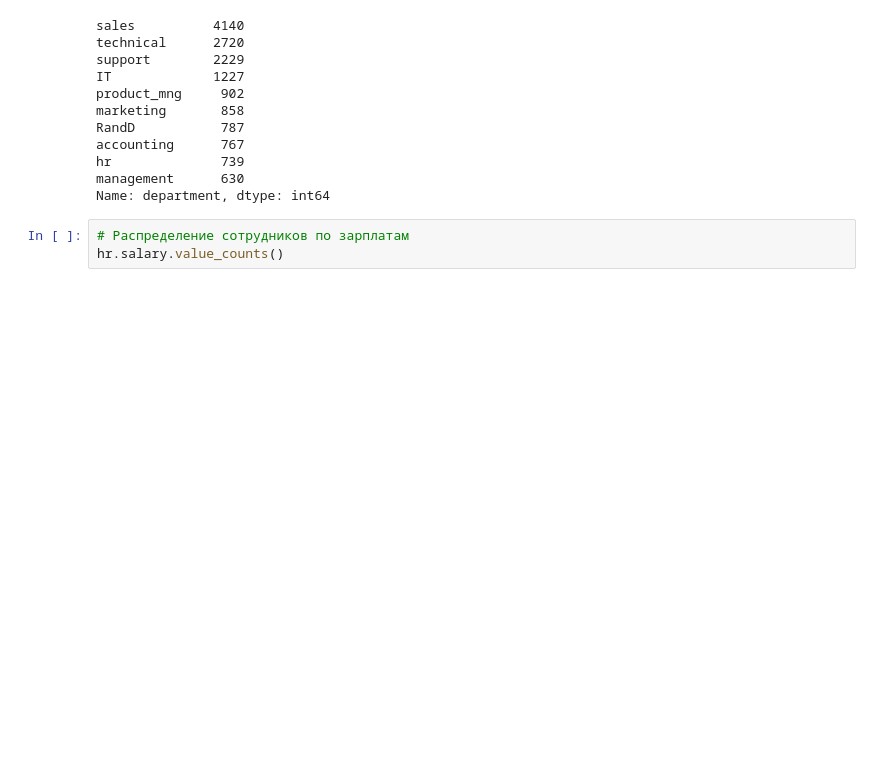
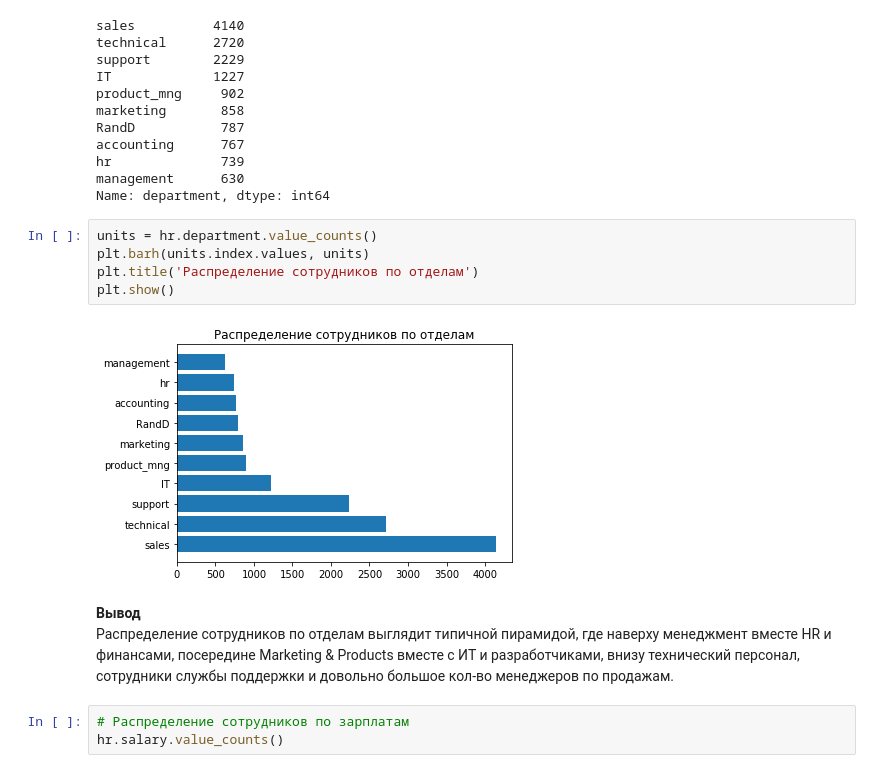
Before and after one commit to DmitrySukharev/PYDA, a Jupyter notebook: Diploma/PYDA_diploma_Sukharev.ipynb, the cells around one changed output. Drawn from its saved outputs; the diff is of its cells as text; blank space fills up the shorter version.

```diff
--- a/Diploma/PYDA_diploma_Sukharev.ipynb
+++ b/Diploma/PYDA_diploma_Sukharev.ipynb
@@ -112,6 +113,16 @@ accounting      767
 hr              739
 management      630
 Name: department, dtype: int64
+# %%
+units = hr.department.value_counts()
+plt.barh(units.index.values, units)
+plt.title('Распределение сотрудников по отделам')
+plt.show()
+# %% [output]
+[figure, added]
+# %% [markdown]
+**Вывод**
+Распределение сотрудников по отделам выглядит типичной пирамидой, где наверху менеджмент вместе HR и финансами, посередине Marketing & Products вместе с ИТ и разработчиками, внизу технический персонал, сотрудники службы поддержки и довольно большое кол-во менеджеров по продажам.
 # %%
 # Распределение сотрудников по зарплатам
 hr.salary.value_counts()
```
Also changed, not shown: parts of 9 cells of this notebook.
